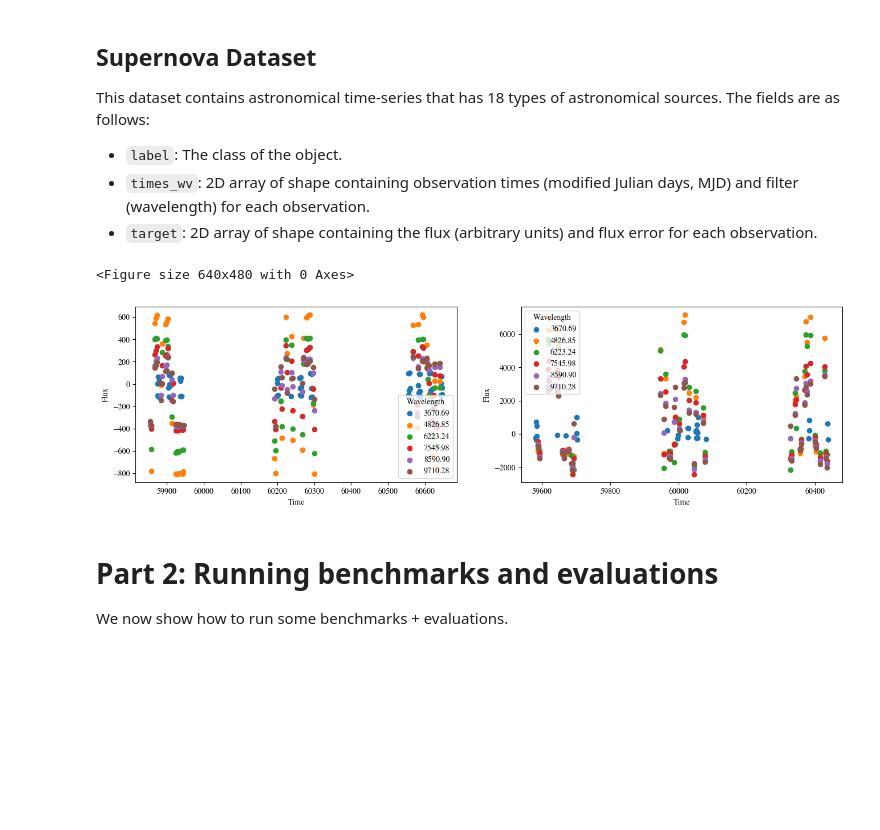
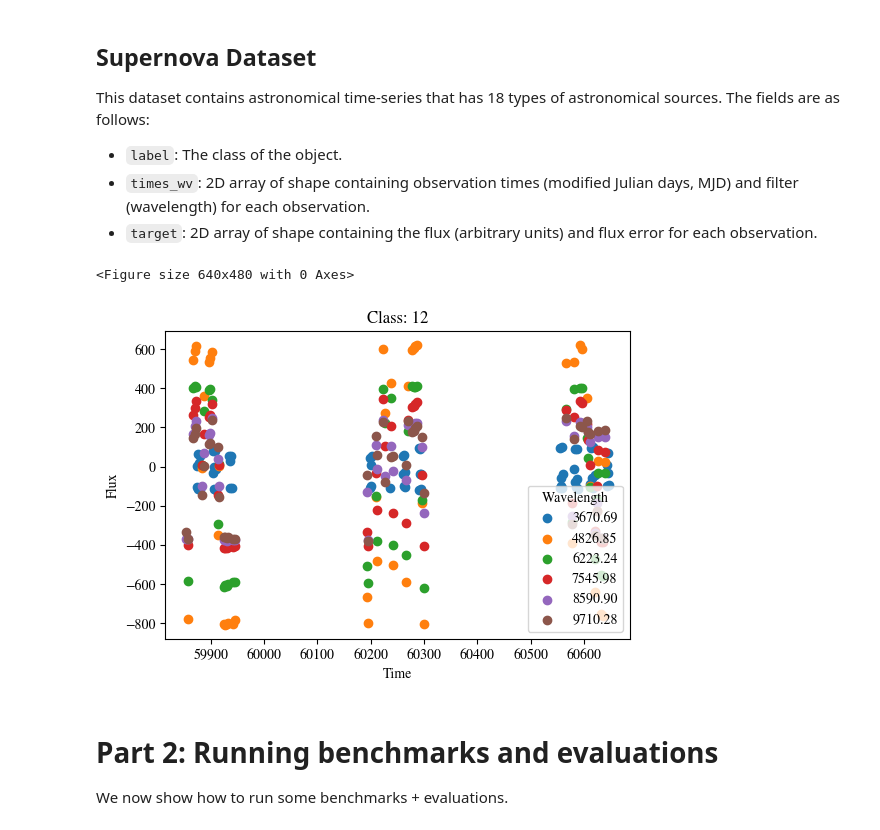
Before and after one commit to DebugML/exlib, a Jupyter notebook: fix_demo.ipynb, the cells around one changed output. Cells and saved outputs as stored; diff of their text form; code cells hidden in the pictures; blank space fills up the shorter version.

```diff
--- a/fix_demo.ipynb
+++ b/fix_demo.ipynb
@@ -231,29 +231,30 @@ This dataset contains astronomical time-series that has 18 types of astronomical
 * `target`: 2D array of shape containing the flux (arbitrary units) and flux error for each observation.
 # %%
 supernova_dataset = exlib.datasets.supernova.SupernovaDataset(split="test")
-# %%
-plt.clf()
-fig, ax = plt.subplots(1, 2, figsize=(16,4))
-for i in range(len(ax)):
-    times_wv = torch.tensor(supernova_dataset.dataset[i]["times_wv"])
-    xs = times_wv[:, 0]
-    ys = torch.tensor(supernova_dataset.dataset[i]["target"])[:, 0]
-    unique_wl = torch.Tensor([3670.69, 4826.85, 6223.24, 7545.98, 8590.9, 9710.28])
-    non_zero_mask = ys != 0
-    xs, ys = xs[non_zero_mask], ys[non_zero_mask]
-    times_wv_filtered = times_wv[non_zero_mask]
-
-    for j, wl in enumerate(unique_wl):
-        mask = times_wv_filtered[:, 1] == wl
-        ax[i].scatter(xs[mask], ys[mask], label=f'{wl:.2f}', cmap='viridis')
-
-    ax[i].set_xlabel('Time')
-    ax[i].set_ylabel('Flux')
-    ax[i].legend(title='Wavelength')
-plt.show()
-# %% [output]
-<Figure size 640x480 with 0 Axes>
-[figure, removed]
+# %%
+supernova_item = supernova_dataset.dataset[0]
+plt.clf()
+times_wv = torch.tensor(supernova_item["times_wv"])
+xs = times_wv[:, 0]
+ys = torch.tensor(supernova_item["target"])[:, 0]
+unique_wl = torch.Tensor([3670.69, 4826.85, 6223.24, 7545.98, 8590.9, 9710.28])
+non_zero_mask = ys != 0
+xs, ys = xs[non_zero_mask], ys[non_zero_mask]
+times_wv_filtered = times_wv[non_zero_mask]
+label = supernova_item["label"]
+plt.figure(figsize=(6, 4))
+
+for j, wl in enumerate(unique_wl):
+    mask = times_wv_filtered[:, 1] == wl
+    plt.scatter(xs[mask], ys[mask], label=f'{wl:.2f}', cmap='viridis')
+plt.title(f'Class: {label}')
+plt.xlabel('Time')
+plt.ylabel('Flux')
+plt.legend(title='Wavelength')
+plt.show()
+# %% [output]
+<Figure size 640x480 with 0 Axes>
+[figure, added]
 # %% [markdown]
 # Part 2: Running benchmarks and evaluations
 
```
Also changed, not shown: parts of 4 cells of this notebook.
